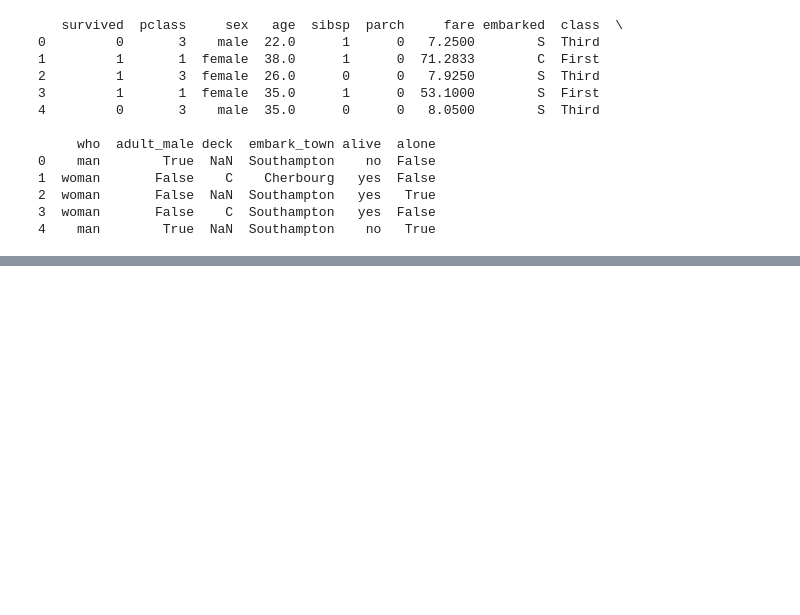
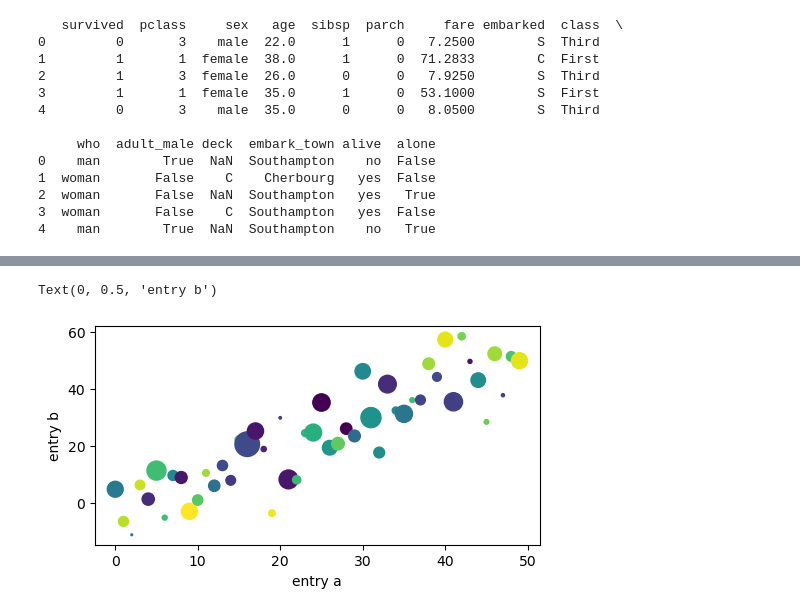
Before and after one commit to GoodestGreenGuy/matplotlibwork, a Jupyter notebook: scratch.ipynb, the cells around one changed output, grey strips where cells are left out. Cells and saved outputs as stored; diff of their text form; code cells hidden in the pictures; blank space fills up the shorter version.

```diff
--- a/scratch.ipynb
+++ b/scratch.ipynb
@@ -27,0 +49,15 @@ print(titan_df.head())
+# %%
+np.random.seed(19680801)  # seed the random number generator.
+data = {'a': np.arange(50),
+        'c': np.random.randint(0, 50, 50),
+        'd': np.random.randn(50)}
+data['b'] = data['a'] + 10 * np.random.randn(50)
+data['d'] = np.abs(data['d']) * 100
+
+fig, ax = plt.subplots(figsize=(5, 2.7), layout='constrained')
+ax.scatter('a', 'b', c='c', s='d', data=data)
+ax.set_xlabel('entry a')
+ax.set_ylabel('entry b')
+# %% [output]
+Text(0, 0.5, 'entry b')
+[figure, added]
```
Also changed, not shown: parts of 14 cells of this notebook, 1 other file.
